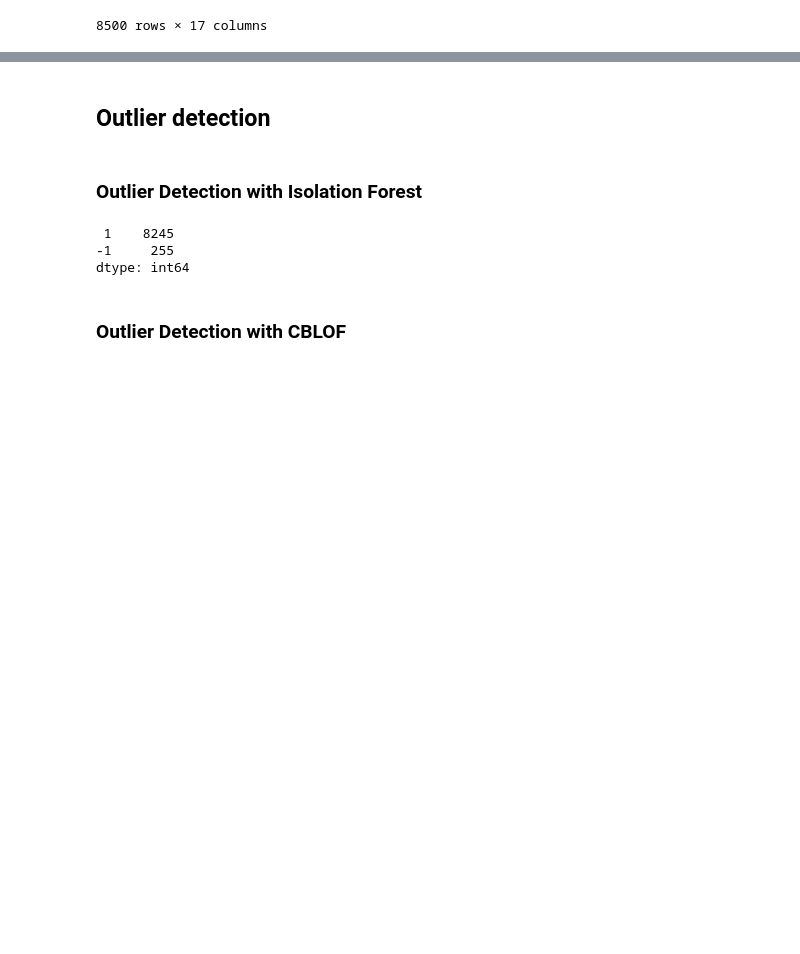
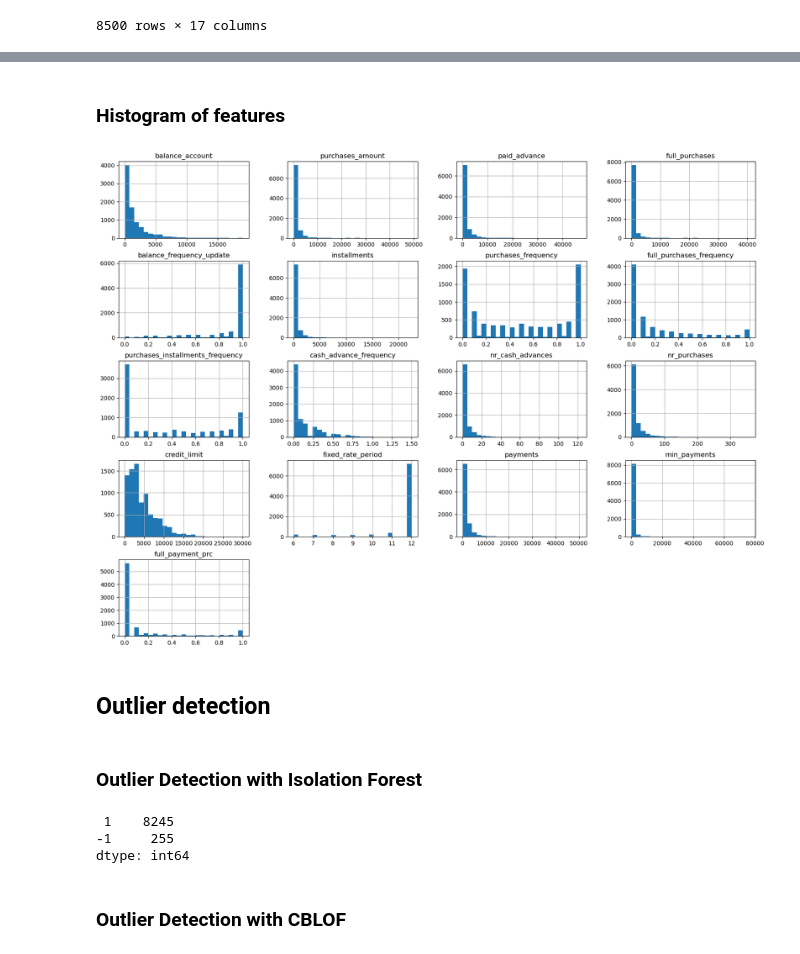
Before and after one commit to Rojoser/Credit-Card-Segmentation, a Jupyter notebook: Agus/Customer_Segmentation_Outlier_Detection.ipynb, the cells around one changed output, grey strips where cells are left out. Drawn from its saved outputs; the diff is of its cells as text; code cells hidden in the pictures; blank space fills up the shorter version.

```diff
--- a/Agus/Customer_Segmentation_Outlier_Detection.ipynb
+++ b/Agus/Customer_Segmentation_Outlier_Detection.ipynb
@@ -84,3 +116,9 @@ X_imputed_renamed
+# %% [markdown]
+### Histogram of features
+# %%
+X_imputed_renamed.hist(bins=25);
+# %% [output]
+[figure, added]
 # %% [markdown]
 ## Outlier detection
 # %% [markdown]
```
Also changed, not shown: parts of 31 cells of this notebook, 3 other files.
